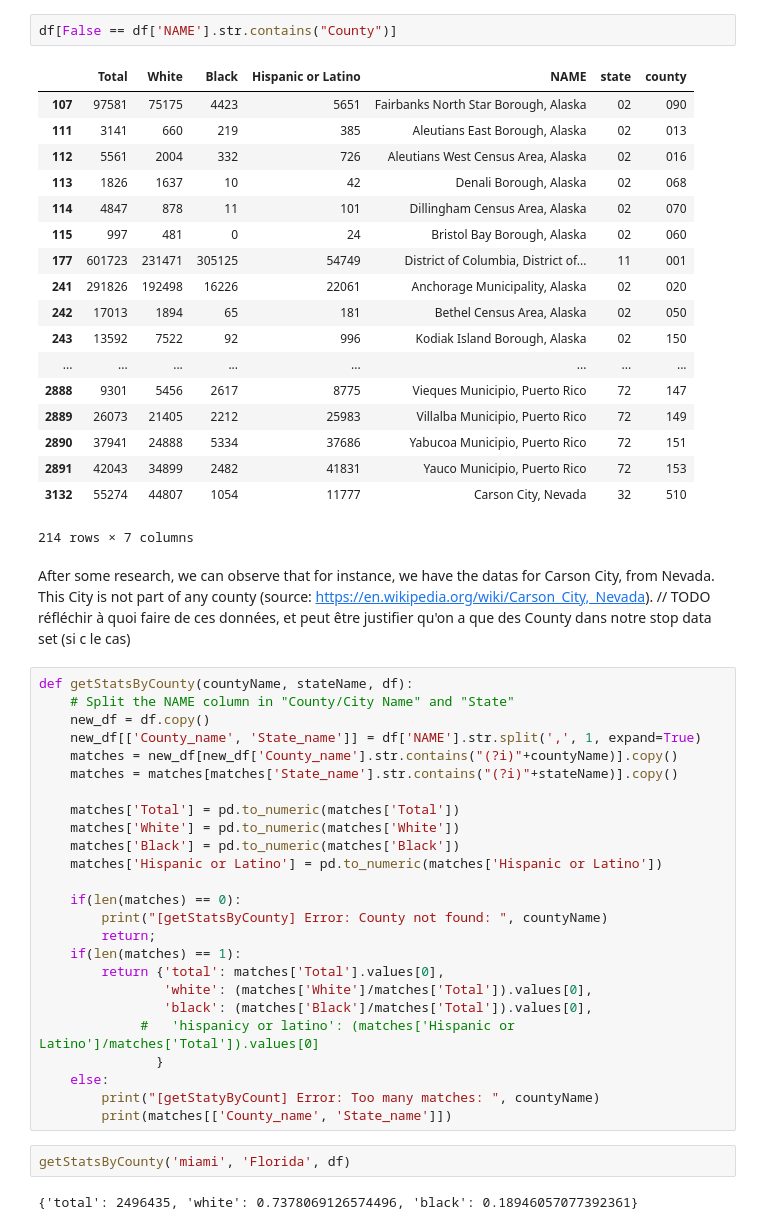
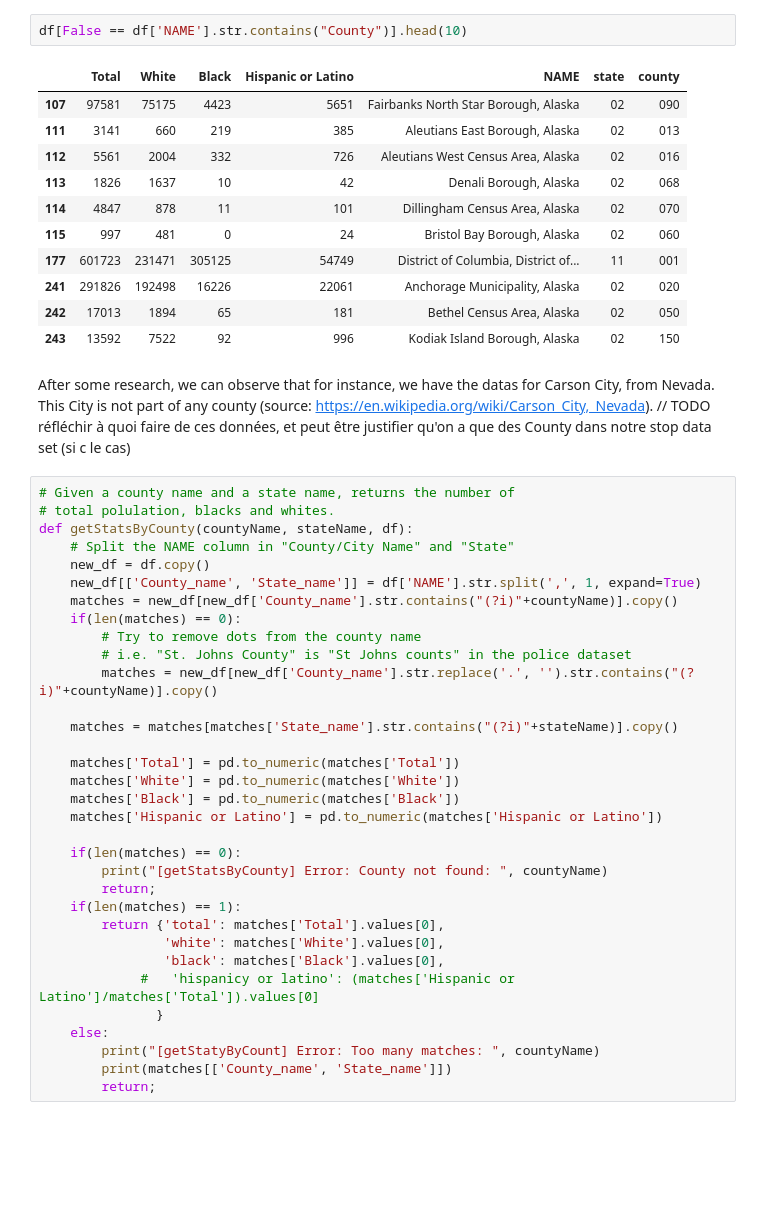
Before and after one commit to epfl-ada/ada-2020-project-milestone-p3-p3_adahn, a Jupyter notebook: Cencus Dataset.ipynb, the cells around one changed output. Cells and saved outputs as stored; diff of their text form; blank space fills up the shorter version.

```diff
--- a/Cencus Dataset.ipynb
+++ b/Cencus Dataset.ipynb
@@ -78,34 +57,34 @@ Name: NAME, Length: 3221, dtype: object
 # %%
-df[False == df['NAME'].str.contains("County")]
+df[False == df['NAME'].str.contains("County")].head(10)
 # %% [output]
 |  | Total | White | Black | Hispanic or Latino | NAME | state | county |
 | 107 | 97581 | 75175 | 4423 | 5651 | Fairbanks North Star Borough, Alaska | 02 | 090 |
 | 111 | 3141 | 660 | 219 | 385 | Aleutians East Borough, Alaska | 02 | 013 |
 | 112 | 5561 | 2004 | 332 | 726 | Aleutians West Census Area, Alaska | 02 | 016 |
 | 113 | 1826 | 1637 | 10 | 42 | Denali Borough, Alaska | 02 | 068 |
 | 114 | 4847 | 878 | 11 | 101 | Dillingham Census Area, Alaska | 02 | 070 |
 | 115 | 997 | 481 | 0 | 24 | Bristol Bay Borough, Alaska | 02 | 060 |
 | 177 | 601723 | 231471 | 305125 | 54749 | District of Columbia, District of... | 11 | 001 |
 | 241 | 291826 | 192498 | 16226 | 22061 | Anchorage Municipality, Alaska | 02 | 020 |
 | 242 | 17013 | 1894 | 65 | 181 | Bethel Census Area, Alaska | 02 | 050 |
 | 243 | 13592 | 7522 | 92 | 996 | Kodiak Island Borough, Alaska | 02 | 150 |
-| ... | ... | ... | ... | ... | ... | ... | ... |
-| 2888 | 9301 | 5456 | 2617 | 8775 | Vieques Municipio, Puerto Rico | 72 | 147 |
-| 2889 | 26073 | 21405 | 2212 | 25983 | Villalba Municipio, Puerto Rico | 72 | 149 |
-| 2890 | 37941 | 24888 | 5334 | 37686 | Yabucoa Municipio, Puerto Rico | 72 | 151 |
-| 2891 | 42043 | 34899 | 2482 | 41831 | Yauco Municipio, Puerto Rico | 72 | 153 |
-| 3132 | 55274 | 44807 | 1054 | 11777 | Carson City, Nevada | 32 | 510 |
-214 rows × 7 columns
 # %% [markdown]
 After some research, we can observe that for instance, we have the datas for Carson City, from Nevada.
 This City is not part of any county (source: https://en.wikipedia.org/wiki/Carson_City,_Nevada).
 // TODO réfléchir à quoi faire de ces données, et peut être justifier qu'on a que des County dans notre stop data set (si c le cas)
 # %%
+# Given a county name and a state name, returns the number of
+# total polulation, blacks and whites.
 def getStatsByCounty(countyName, stateName, df):
     # Split the NAME column in "County/City Name" and "State"
     new_df = df.copy()
     new_df[['County_name', 'State_name']] = df['NAME'].str.split(',', 1, expand=True)
     matches = new_df[new_df['County_name'].str.contains("(?i)"+countyName)].copy()
+    if(len(matches) == 0):
+        # Try to remove dots from the county name
+        # i.e. "St. Johns County" is "St Johns counts" in the police dataset
+        matches = new_df[new_df['County_name'].str.replace('.', '').str.contains("(?i)"+countyName)].copy()
+
     matches = matches[matches['State_name'].str.contains("(?i)"+stateName)].copy()
 
     matches['Total'] = pd.to_numeric(matches['Total'])
@@ -118,17 +97,14 @@ def getStatsByCounty(countyName, stateName, df):
         return;
     if(len(matches) == 1):
         return {'total': matches['Total'].values[0],
-                'white': (matches['White']/matches['Total']).values[0],
-                'black': (matches['Black']/matches['Total']).values[0],
+                'white': matches['White'].values[0],
+                'black': matches['Black'].values[0],
              #   'hispanicy or latino': (matches['Hispanic or Latino']/matches['Total']).values[0]
                }
     else:
         print("[getStatyByCount] Error: Too many matches: ", countyName)
         print(matches[['County_name', 'State_name']])
+        return;
-# %%
-getStatsByCounty('miami', 'Florida', df)
-# %% [output]
-{'total': 2496435, 'white': 0.7378069126574496, 'black': 0.18946057077392361}
 # %%
 getStatsByCounty('new york', '', df)
 # %% [output]
```
Also changed, not shown: parts of 20 cells of this notebook.
